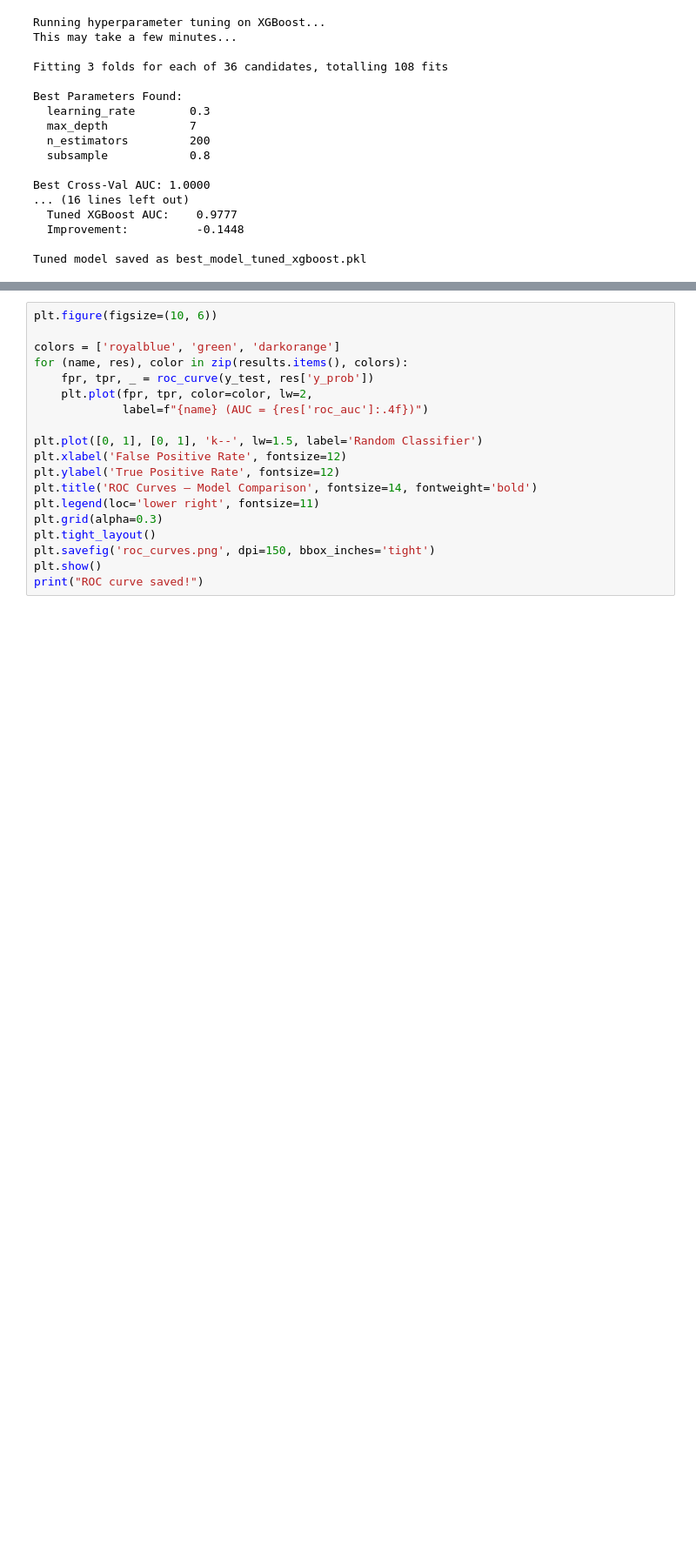
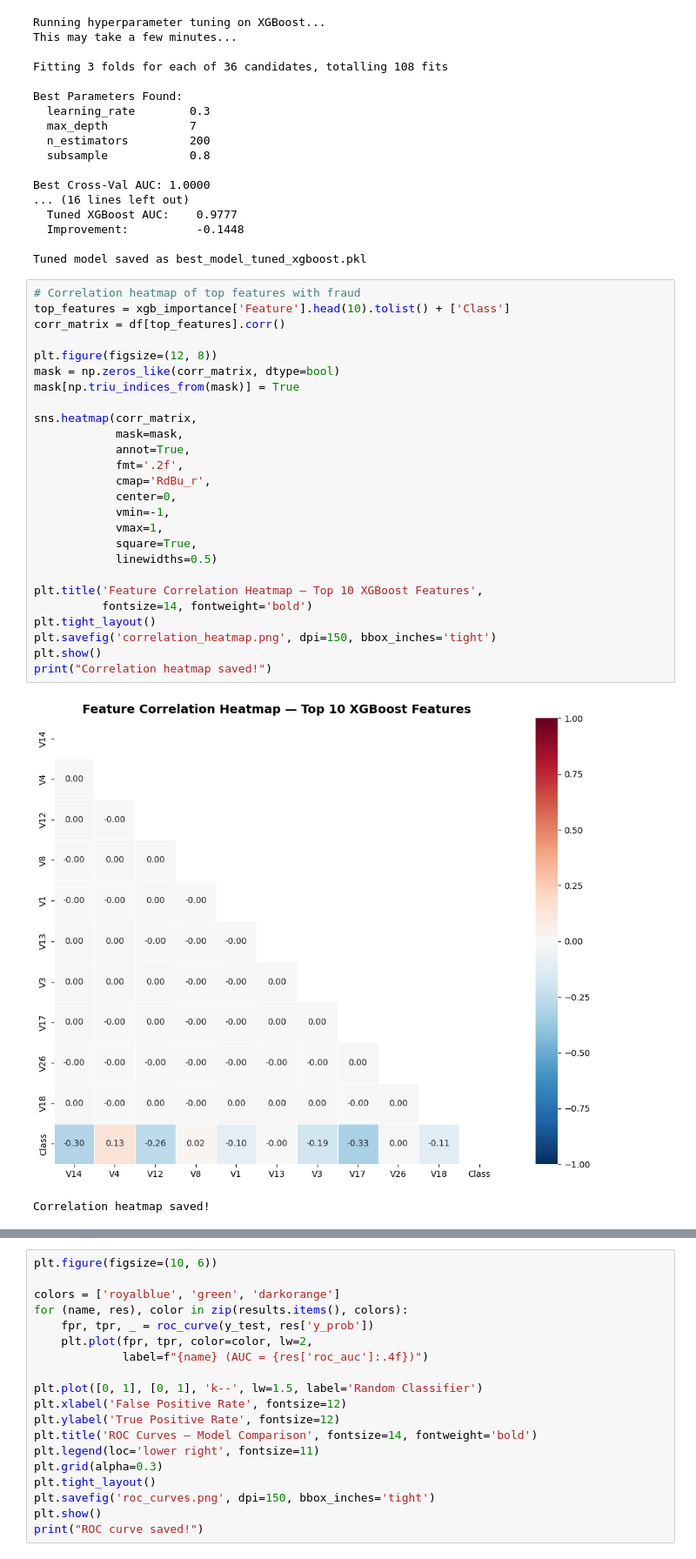
Before and after one commit to yi23aaa/fraud-detection-project, a Jupyter notebook: fraud_detection.ipynb, the cells around one changed output, grey strips where cells are left out. Shown at 87% size. Saved outputs shown, nothing was run; the diff lists cells and outputs as text; blank space fills up the shorter version.

```diff
--- a/fraud_detection.ipynb
+++ b/fraud_detection.ipynb
@@ -313,3 +313,32 @@ Best Cross-Val AUC: 1.0000
   Improvement:          -0.1448
 
 Tuned model saved as best_model_tuned_xgboost.pkl
+# %%
+# Correlation heatmap of top features with fraud
+top_features = xgb_importance['Feature'].head(10).tolist() + ['Class']
+corr_matrix = df[top_features].corr()
+
+plt.figure(figsize=(12, 8))
+mask = np.zeros_like(corr_matrix, dtype=bool)
+mask[np.triu_indices_from(mask)] = True
+
+sns.heatmap(corr_matrix,
+            mask=mask,
+            annot=True,
+            fmt='.2f',
+            cmap='RdBu_r',
+            center=0,
+            vmin=-1,
+            vmax=1,
+            square=True,
+            linewidths=0.5)
+
+plt.title('Feature Correlation Heatmap — Top 10 XGBoost Features',
+          fontsize=14, fontweight='bold')
+plt.tight_layout()
+plt.savefig('correlation_heatmap.png', dpi=150, bbox_inches='tight')
+plt.show()
+print("Correlation heatmap saved!")
+# %% [output]
+[figure, added]
+Correlation heatmap saved!
```
Also changed, not shown: parts of 5 cells of this notebook, 1 other file.
